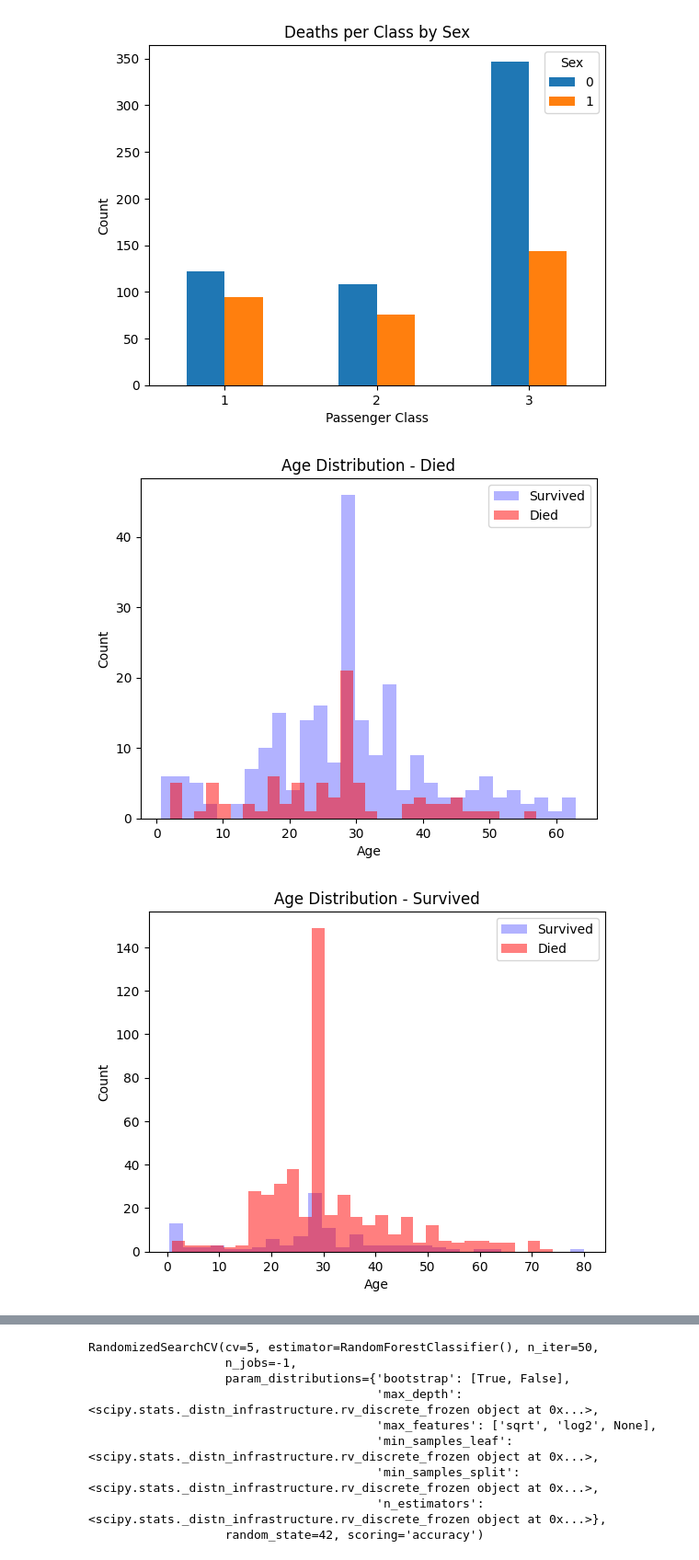
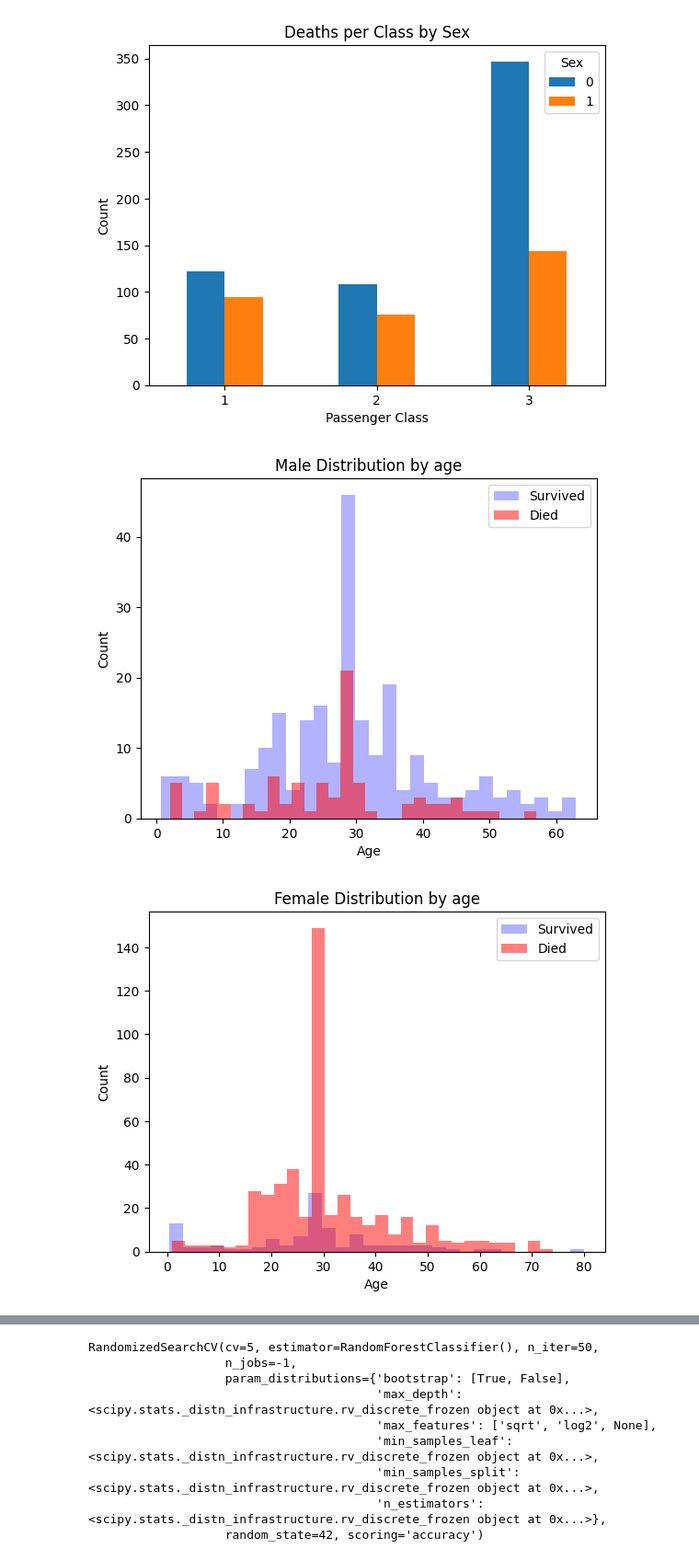
Before and after one commit to viniciusGuerras/pesquisa, a Jupyter notebook: kaggle/titanic/notebook.ipynb, the cells around one changed output, grey strips where cells are left out. Shown at 92% size. Saved outputs shown, nothing was run; the diff lists cells and outputs as text; code cells hidden in the pictures.

```diff
--- a/kaggle/titanic/notebook.ipynb
+++ b/kaggle/titanic/notebook.ipynb
@@ -130,27 +134,27 @@ plt.show()
 # %%
 male = df[df['Sex'] == 1]
 female = df[df['Sex'] == 0]
 
 plt.figure()
 plt.hist(male[male["Survived"] == 1]["Age"], bins=30, alpha=0.3, label="Survived", color='blue')
 plt.hist(male[male["Survived"] == 0]["Age"], bins=30, alpha=0.5, label="Died", color='Red')
 plt.xlabel("Age")
 plt.ylabel("Count")
-plt.title("Age Distribution - Died")
+plt.title("Male Distribution by age")
 plt.legend()
 plt.show()
 
 plt.figure()
 plt.hist(female[female["Survived"] == 1]["Age"], bins=30, alpha=0.3, label="Survived", color='blue')
 plt.hist(female[female["Survived"] == 0]["Age"], bins=30, alpha=0.5, label="Died", color='Red')
 plt.xlabel("Age")
 plt.ylabel("Count")
-plt.title("Age Distribution - Survived")
+plt.title("Female Distribution by age")
 plt.legend()
 plt.show()
 # %% [output]
-[figure, old version]
+[figure, new version]
-[figure, old version]
+[figure, new version]
 # %%
 family_matters = pd.crosstab(df['FamilySize'], df['Survived'])
 
```
Also changed, not shown: parts of 9 cells of this notebook.
